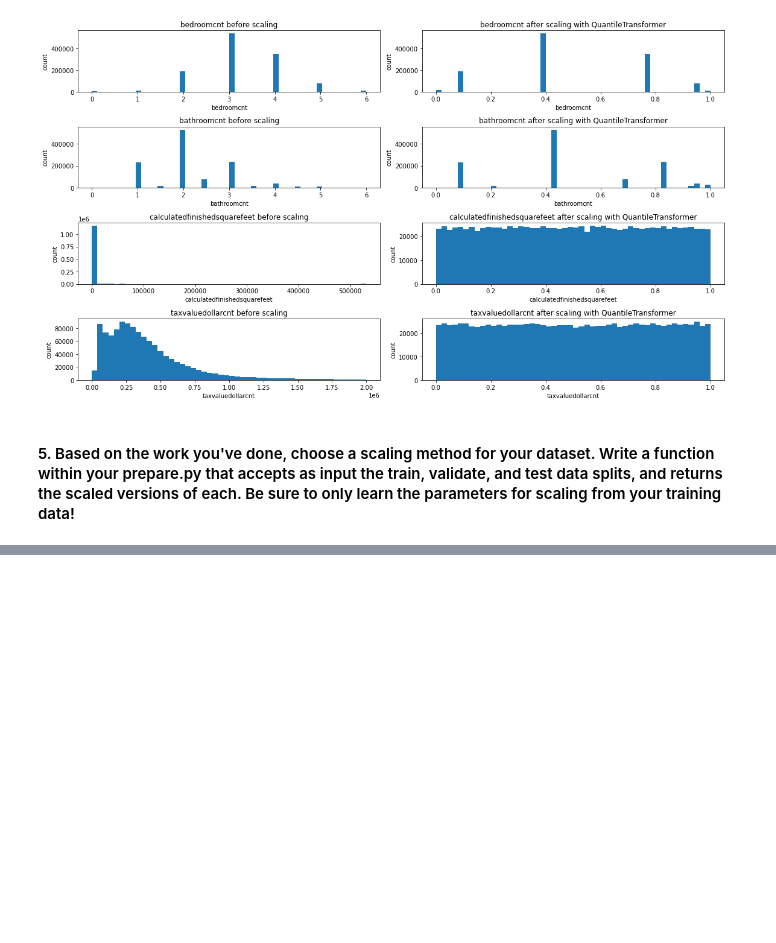
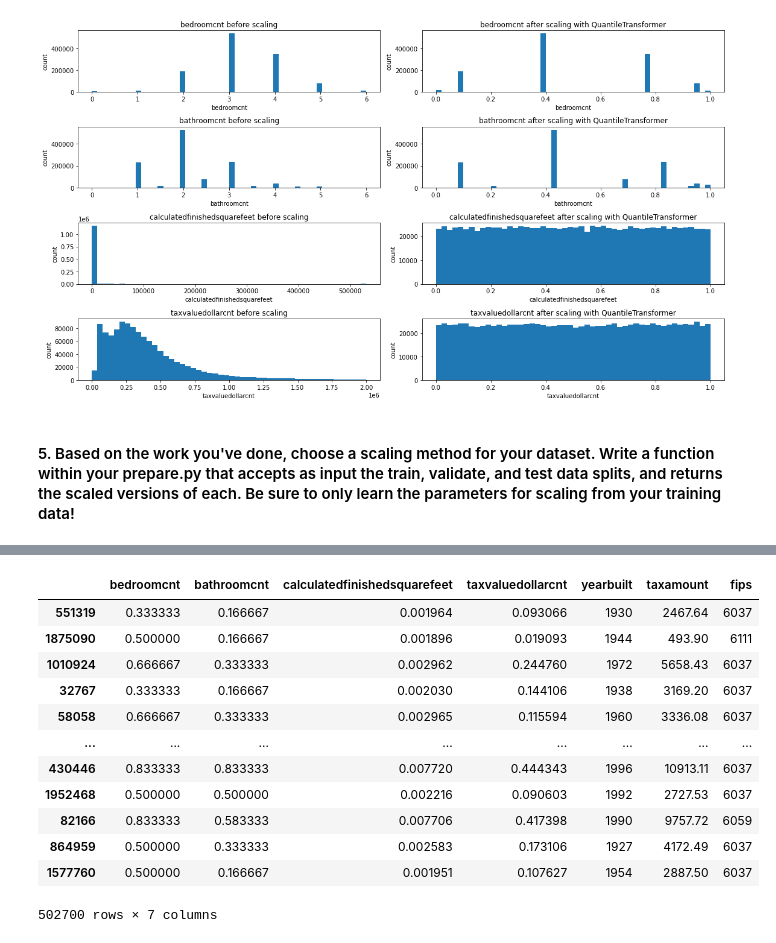
Before and after one commit to paigerackley/regression-exercises, a Jupyter notebook: scaling.ipynb, the cells around one changed output, grey strips where cells are left out. Drawn from its saved outputs; the diff is of its cells as text; code cells hidden in the pictures; blank space fills up the shorter version.

```diff
--- a/scaling.ipynb
+++ b/scaling.ipynb
@@ -209,3 +209,5 @@ def scale_data(train,
         return scaler, train_scaled, validate_scaled, test_scaled
     else:
         return train_scaled, validate_scaled, test_scaled
+# %%
+scaler, train_scaled, validate_scaled, test_scaled = scale_data(train, validate, test, return_scaler=True)
@@ -211,0 +230,16 @@ def scale_data(train,
+# %%
+validate_scaled
+# %% [output]
+|  | bedroomcnt | bathroomcnt | calculatedfinishedsquarefeet | taxvaluedollarcnt | yearbuilt | taxamount | fips |
+| 551319 | 0.333333 | 0.166667 | 0.001964 | 0.093066 | 1930 | 2467.64 | 6037 |
+| 1875090 | 0.500000 | 0.166667 | 0.001896 | 0.019093 | 1944 | 493.90 | 6111 |
+| 1010924 | 0.666667 | 0.333333 | 0.002962 | 0.244760 | 1972 | 5658.43 | 6037 |
+| 32767 | 0.333333 | 0.166667 | 0.002030 | 0.144106 | 1938 | 3169.20 | 6037 |
+| 58058 | 0.666667 | 0.333333 | 0.002965 | 0.115594 | 1960 | 3336.08 | 6037 |
+| ... | ... | ... | ... | ... | ... | ... | ... |
+| 430446 | 0.833333 | 0.833333 | 0.007720 | 0.444343 | 1996 | 10913.11 | 6037 |
+| 1952468 | 0.500000 | 0.500000 | 0.002216 | 0.090603 | 1992 | 2727.53 | 6037 |
+| 82166 | 0.833333 | 0.583333 | 0.007706 | 0.417398 | 1990 | 9757.72 | 6059 |
+| 864959 | 0.500000 | 0.333333 | 0.002583 | 0.173106 | 1927 | 4172.49 | 6037 |
+| 1577760 | 0.500000 | 0.166667 | 0.001951 | 0.107627 | 1954 | 2887.50 | 6037 |
+502700 rows × 7 columns
```
Also changed, not shown: parts of 2 cells of this notebook.
